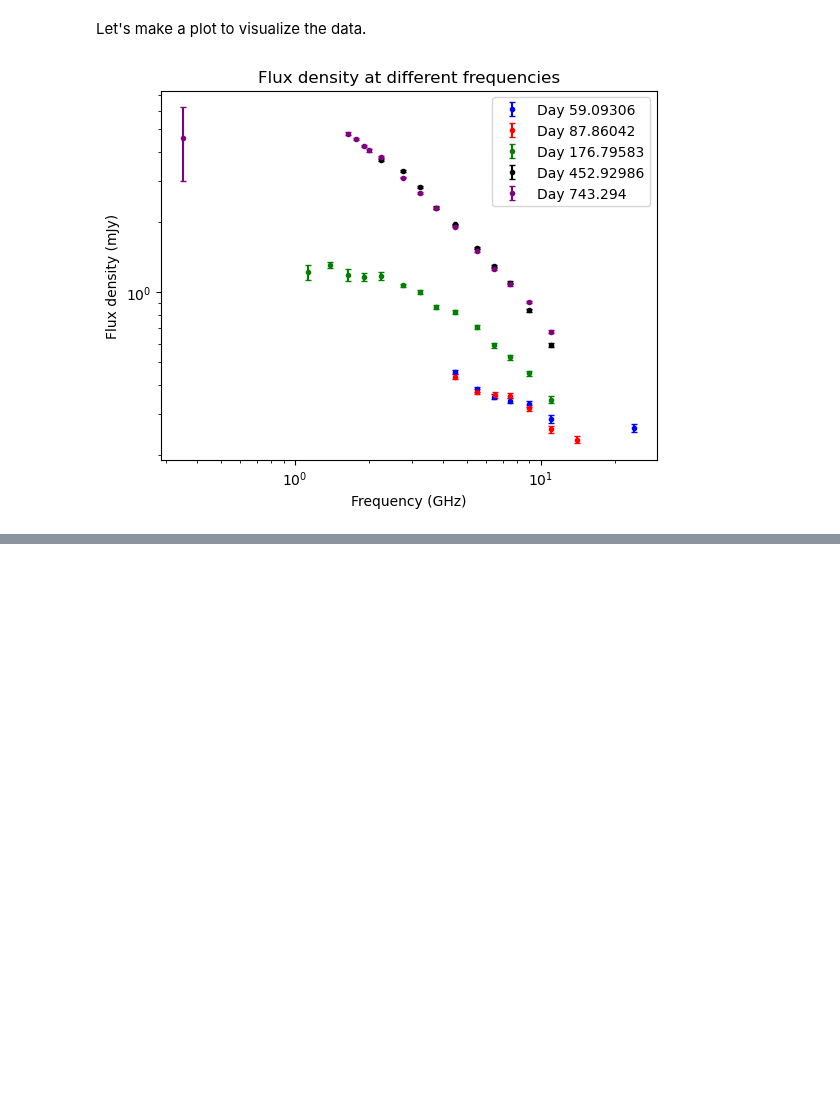
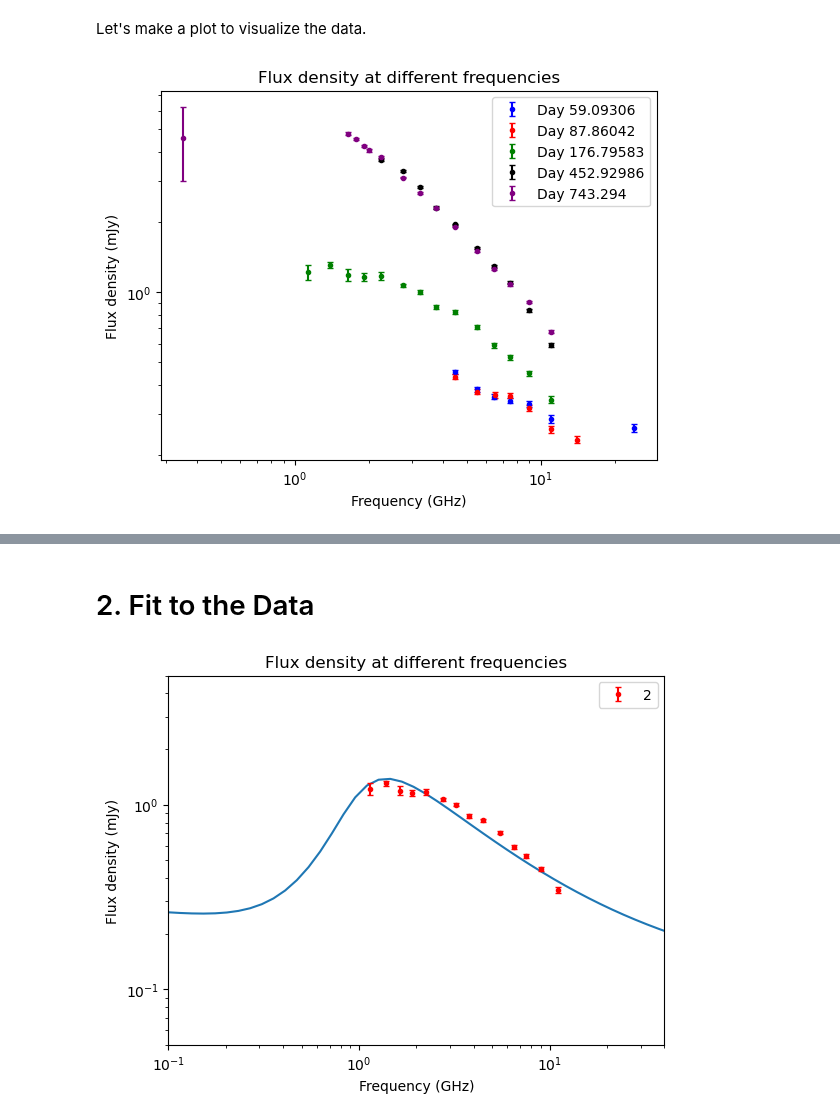
Before and after one commit to Camachoadri/JAEICU2024, a Jupyter notebook: TDE AT2019azh/TDE AT2019azh.ipynb, the cells around one changed output, grey strips where cells are left out. Cells and saved outputs as stored; diff of their text form; code cells hidden in the pictures; blank space fills up the shorter version.

Commit message:
Data extracted, model implemented, searching magnitudes

```diff
--- a/TDE AT2019azh/TDE AT2019azh.ipynb
+++ b/TDE AT2019azh/TDE AT2019azh.ipynb
@@ -94,0 +163,20 @@ plt.show()
+# %%
+def N0fromB(B, fV, R, p, Emax=1e6*(const.m_e.cgs*const.c.cgs**2).value, Emin=(const.m_e.cgs*const.c.cgs**2).value):
+    """
+    Gives the electron number density for a synchtron source assuming equipartition energy
+    from the radius and magnetic field
+
+    Parameters
+    :B: Magnetic field of the source
+    :fV: Volume filling factor for the geometry 4/3 for a cone
+    :R: Radius of the source
+    :Emax: Maximun energy of the relativistic electrons
+    :Emin: Minimun energy of the relativistic electrons
+
+    Output
+    :N0: Electron number density at the given magnetic field and radius
+    """
+
+    N0= 11/6*(2-p)*B**2/(8*np.pi)*1/(Emax**(2-p)-Emin**(2-p))
+
+    return N0
@@ -94,0 +325,51 @@ plt.show()
+# %% [markdown]
+# 2. Fit to the Data
+# %%
+#Input parameters
+freqcont= np.logspace(-1, 2, base=10) #In mHz
+distance= ((96*u.Mpc).to(u.cm)).value # http://astro.vaporia.com/start/at2019dsg.html
+
+p=2.9
+F0= 0.2
+alpha= -0.1
+
+num_times=len(date_list)
+B=np.ones(num_times)
+N=np.ones(num_times)
+R=np.ones(num_times)
+
+B[3]= (0.04*u.G).value
+R[3]= (4.7e17*u.cm).value
+
+B[2]= (0.08*u.G).value
+R[2]= (1.25e17*u.cm).value
+
+B[1]= (0.10*u.G).value
+R[1]= (7e16*u.cm).value
+
+B[0]= (0.12*u.G).value
+R[0]= (6e16*u.cm).value
+
+#Since this amgnitudes have quite different values (orders of magnitude) we give them to the functions as teh log
+B= np.log10(B)
+R= np.log10(R)
+
+#select date
+i=2
+F= FluxatTSynch(freqcont*1e9 , R[i], p, B[i], distance, F0, alpha)
+plt.plot(freqcont, F)
+plt.errorbar(date_list[i][0], date_list[i][1], yerr=  date_list[i][2],fmt= '.',capsize= 2 , c='red',
+             zorder=8, label= f'{i}')
+
+
+plt.yscale('log')
+plt.xscale('log')
+plt.xlabel(f"Frequency (GHz)")
+plt.ylabel(f'Flux density (mJy)')
+plt.title('Flux density at different frequencies')
+plt.legend()
+plt.xlim(left=0.1, right= 40)
+plt.ylim(bottom=0.5e-1, top=5)
+plt.show()
+# %% [output]
+[figure, added]
```
Also changed, not shown: parts of 6 cells of this notebook.
